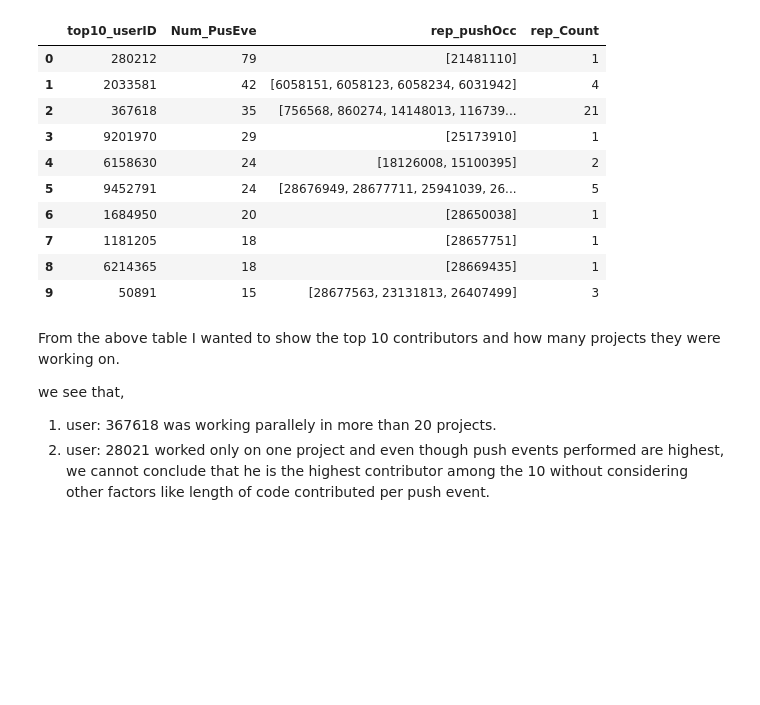
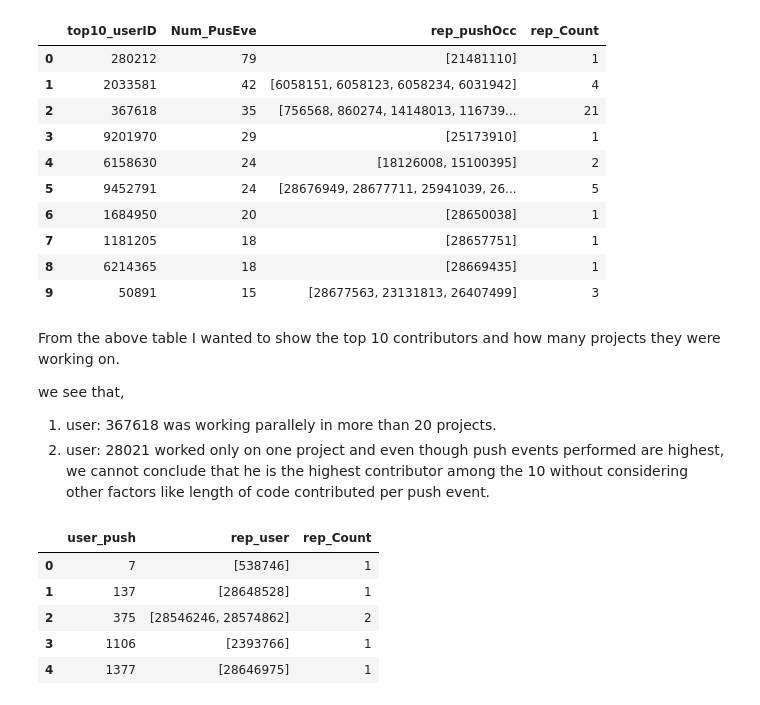
Before and after one commit to prithvikolla/GitHub_Repository_Analysis, a Jupyter notebook: GRA_Analysis.ipynb, the cells around one changed output. Saved outputs shown, nothing was run; the diff lists cells and outputs as text; code cells hidden in the pictures; blank space fills up the shorter version.

```diff
--- a/GRA_Analysis.ipynb
+++ b/GRA_Analysis.ipynb
@@ -244,0 +231,9 @@ we see that,
+# %%
+li.head()
+# %% [output]
+|  | user_push | rep_user | rep_Count |
+| 0 | 7 | [538746] | 1 |
+| 1 | 137 | [28648528] | 1 |
+| 2 | 375 | [28546246, 28574862] | 2 |
+| 3 | 1106 | [2393766] | 1 |
+| 4 | 1377 | [28646975] | 1 |
```
Also changed, not shown: parts of 3 cells of this notebook.
